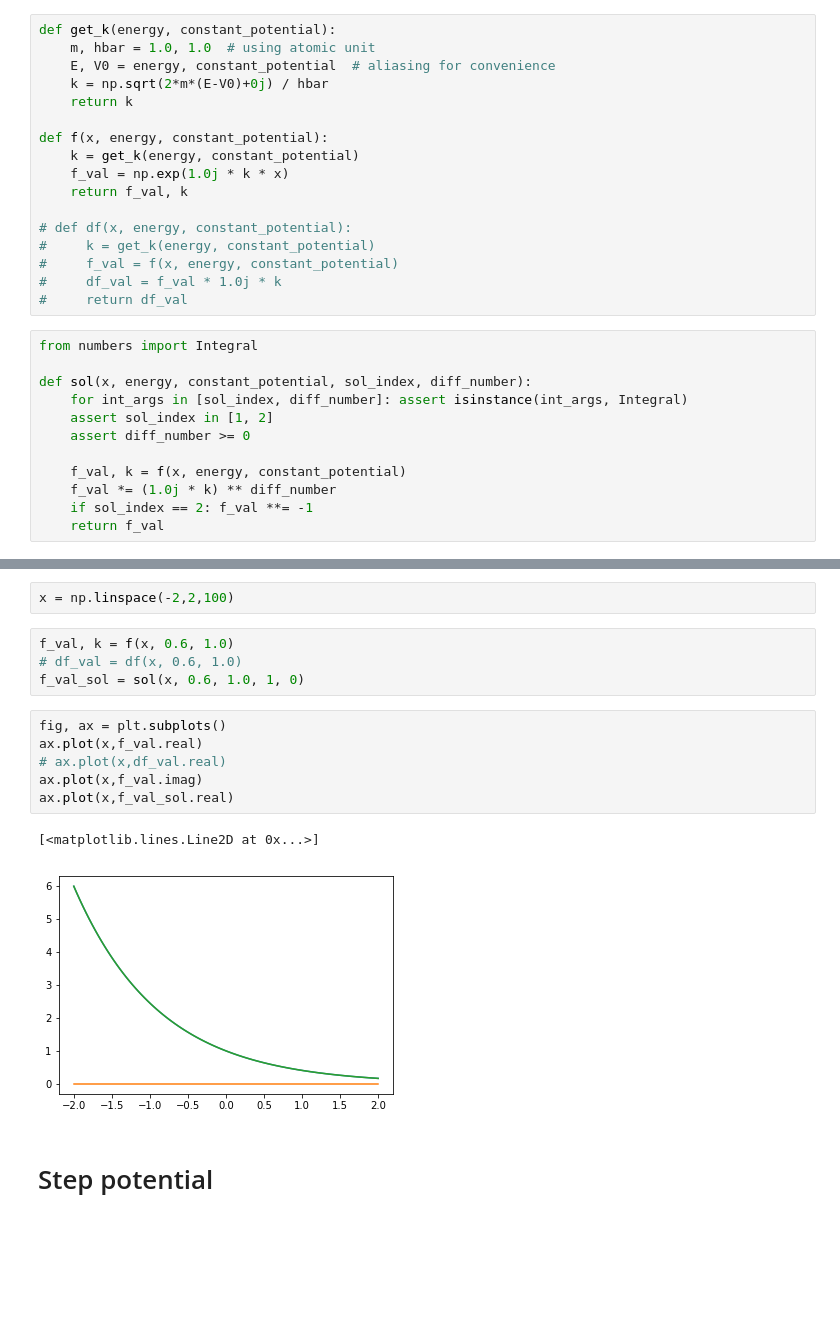
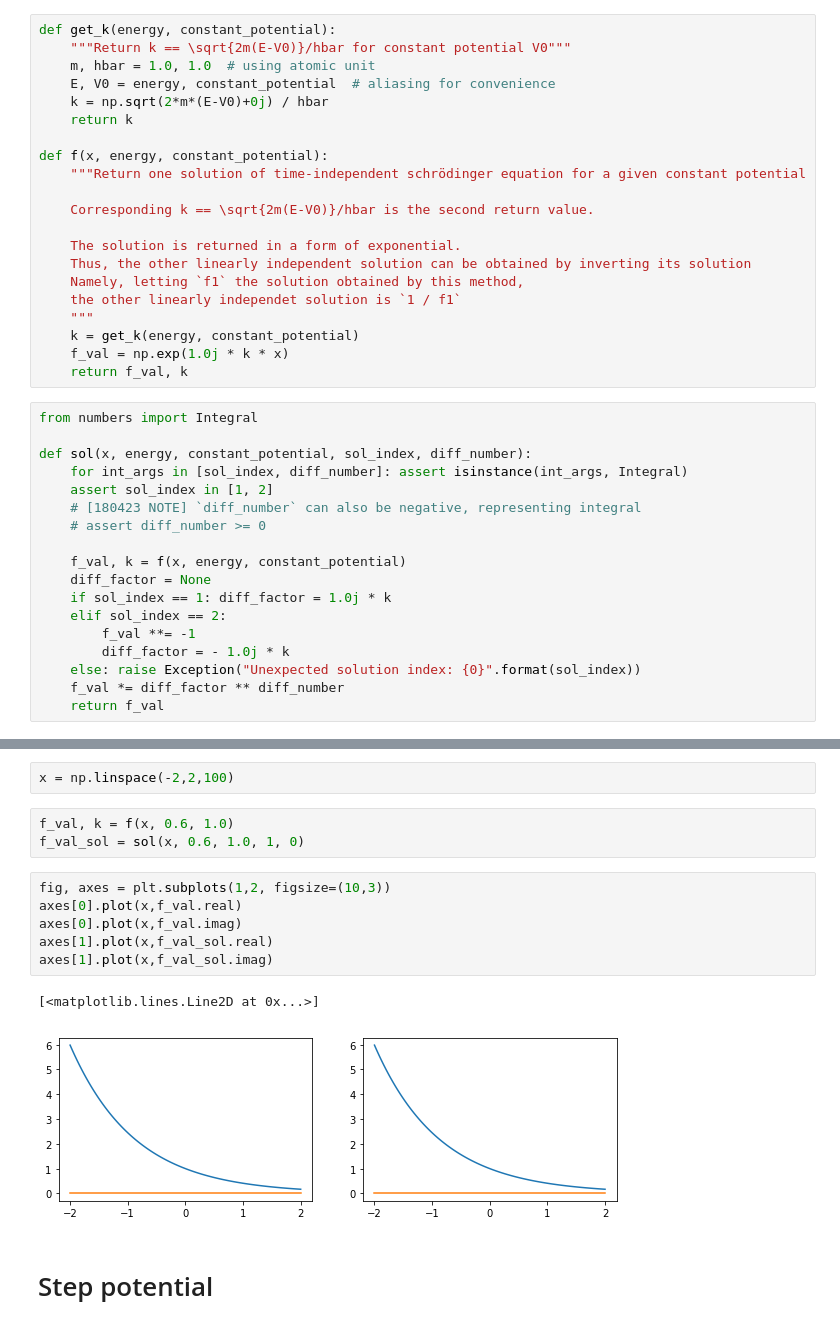
Before and after one commit to jam31118/notebooks-qm, a Jupyter notebook: 02-physics/02-analytic/step-potential-with-wronskian-etc.ipynb, the cells around one changed output, grey strips where cells are left out. Saved outputs shown, nothing was run; the diff lists cells and outputs as text; blank space fills up the shorter version.

Commit message:
implemented finite potential wall using wronskian method

```diff
--- a/02-physics/02-analytic/step-potential-with-wronskian-etc.ipynb
+++ b/02-physics/02-analytic/step-potential-with-wronskian-etc.ipynb
@@ -10,31 +13,41 @@ nan
 # %%
 def get_k(energy, constant_potential):
+    """Return k == \sqrt{2m(E-V0)}/hbar for constant potential V0"""
     m, hbar = 1.0, 1.0  # using atomic unit
     E, V0 = energy, constant_potential  # aliasing for convenience
     k = np.sqrt(2*m*(E-V0)+0j) / hbar
     return k
 
 def f(x, energy, constant_potential):
+    """Return one solution of time-independent schrödinger equation for a given constant potential
+
+    Corresponding k == \sqrt{2m(E-V0)}/hbar is the second return value.
+
+    The solution is returned in a form of exponential.
+    Thus, the other linearly independent solution can be obtained by inverting its solution
+    Namely, letting `f1` the solution obtained by this method,
+    the other linearly independet solution is `1 / f1`
+    """
     k = get_k(energy, constant_potential)
     f_val = np.exp(1.0j * k * x)
     return f_val, k
-
-# def df(x, energy, constant_potential):
-#     k = get_k(energy, constant_potential)
-#     f_val = f(x, energy, constant_potential)
-#     df_val = f_val * 1.0j * k
-#     return df_val
 # %%
 from numbers import Integral
 
 def sol(x, energy, constant_potential, sol_index, diff_number):
     for int_args in [sol_index, diff_number]: assert isinstance(int_args, Integral)
     assert sol_index in [1, 2]
-    assert diff_number >= 0
+    # [180423 NOTE] `diff_number` can also be negative, representing integral
+    # assert diff_number >= 0
 
     f_val, k = f(x, energy, constant_potential)
-    f_val *= (1.0j * k) ** diff_number
-    if sol_index == 2: f_val **= -1
+    diff_factor = None
+    if sol_index == 1: diff_factor = 1.0j * k
+    elif sol_index == 2:
+        f_val **= -1
+        diff_factor = - 1.0j * k
+    else: raise Exception("Unexpected solution index: {0}".format(sol_index))
+    f_val *= diff_factor ** diff_number
     return f_val
 # %%
 from numbers import Number
@@ -57,17 +66,16 @@ array([[ 0.9016556 +0.43245484j,  0.9016556 -0.43245484j],
 x = np.linspace(-2,2,100)
 # %%
 f_val, k = f(x, 0.6, 1.0)
-# df_val = df(x, 0.6, 1.0)
 f_val_sol = sol(x, 0.6, 1.0, 1, 0)
 # %%
-fig, ax = plt.subplots()
-ax.plot(x,f_val.real)
-# ax.plot(x,df_val.real)
-ax.plot(x,f_val.imag)
-ax.plot(x,f_val_sol.real)
+fig, axes = plt.subplots(1,2, figsize=(10,3))
+axes[0].plot(x,f_val.real)
+axes[0].plot(x,f_val.imag)
+axes[1].plot(x,f_val_sol.real)
+axes[1].plot(x,f_val_sol.imag)
 # %% [output]
 [<matplotlib.lines.Line2D at 0x...>]
-[figure, old version]
+[figure, new version]
 # %% [markdown]
 # Step potential
 # %% [markdown]
```
Also changed, not shown: parts of 41 cells of this notebook.
